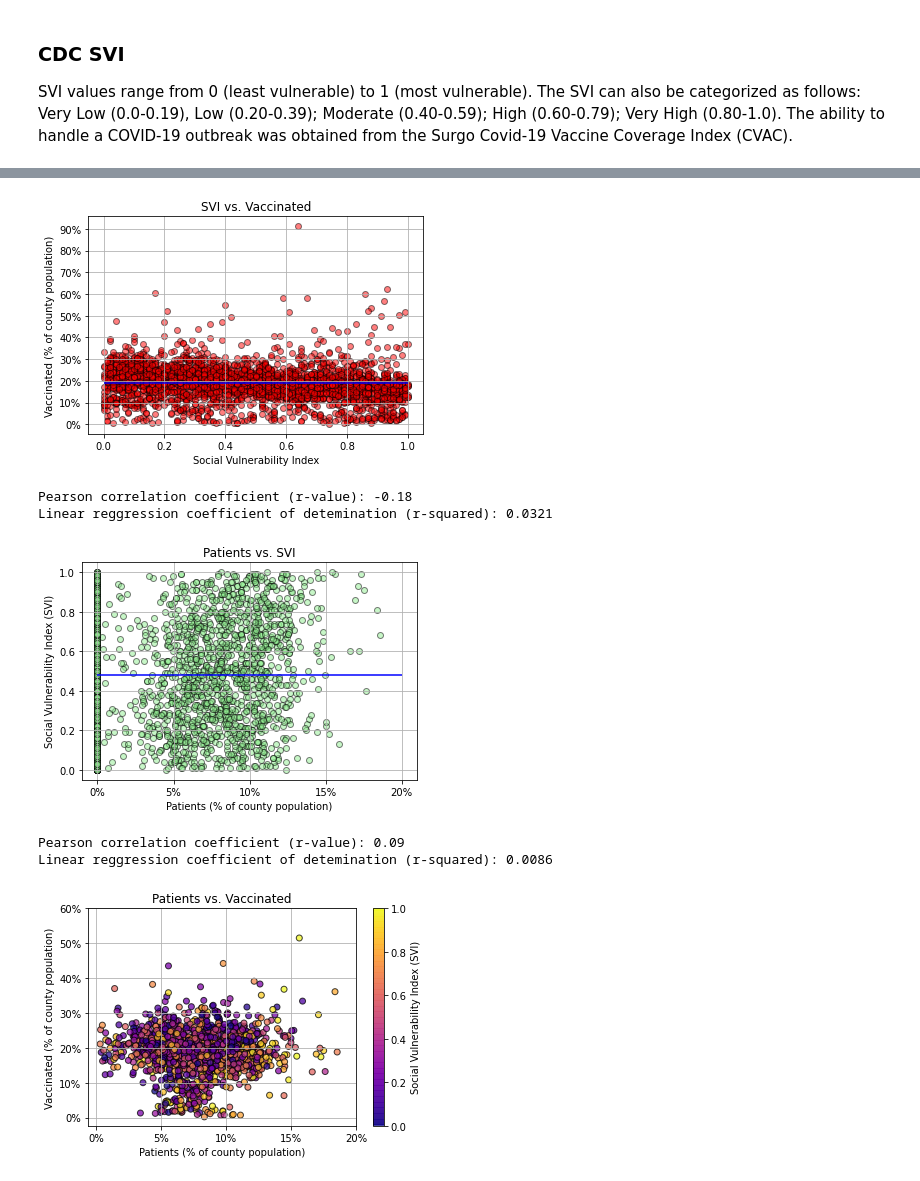
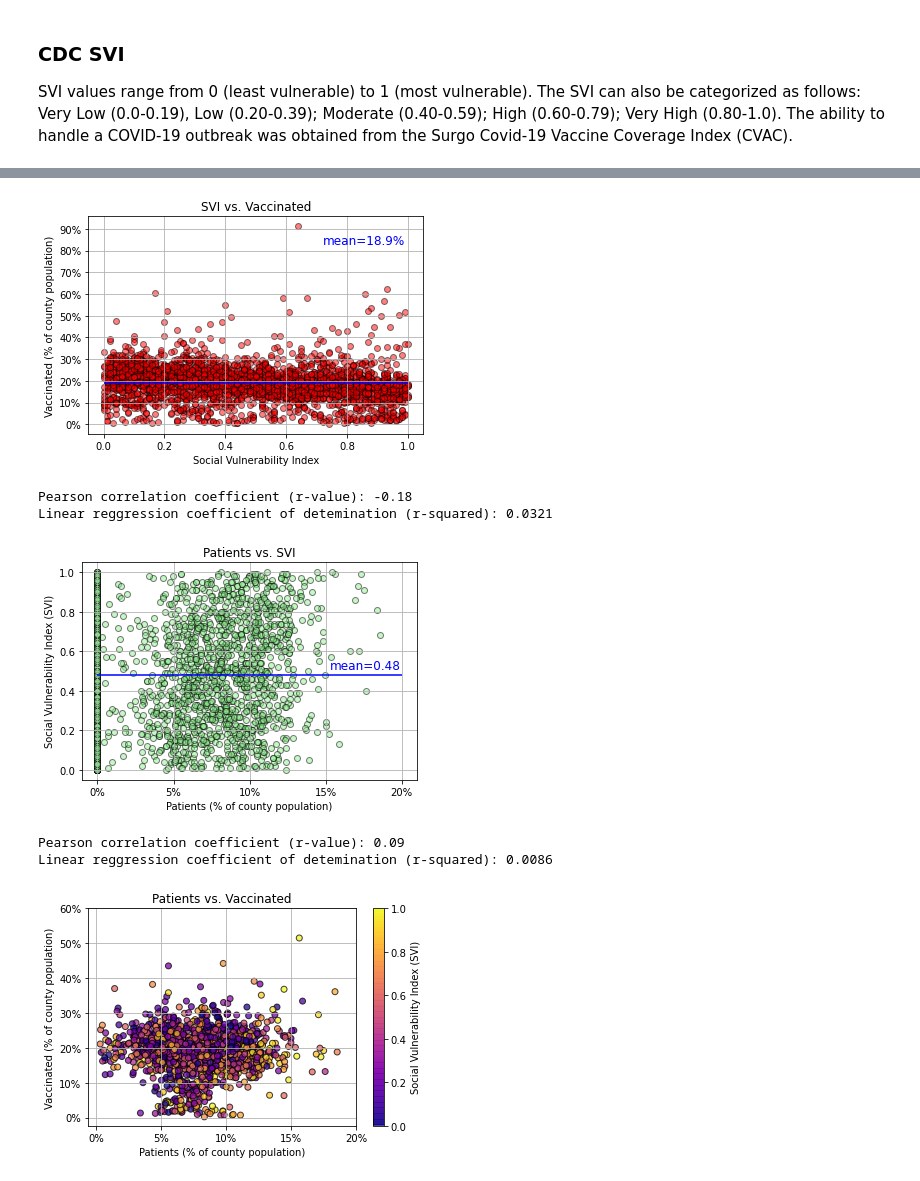
Before and after one commit to mgeffroy/P1-US-COVID-19-Vaccination-Campaign, a Jupyter notebook: P1.3_Scatter.ipynb, the cells around one changed output, grey strips where cells are left out. Cells and saved outputs as stored; diff of their text form; code cells hidden in the pictures.

Commit message:
Add mean line annotation

```diff
--- a/P1.3_Scatter.ipynb
+++ b/P1.3_Scatter.ipynb
@@ -355,34 +357,36 @@ plt.title(f"SVI vs. Vaccinated")
 plt.xlabel("Social Vulnerability Index")
 plt.ylabel("Vaccinated (% of county population)")
 
 x_max = math.ceil(x_values.max()*100/20)*20
 x_ticks = [i/100 for i in range(0, x_max+1, 20)]
 x_ticks_labels = [f'{i/100:.1f}' for i in range(0, x_max+1, 20)]
 plt.xticks(x_ticks, x_ticks_labels, rotation=0)
 
 y_max = math.ceil(y_values.max()*100/10)*10
 y_ticks = [i/100 for i in range(0, y_max+1, 10)]
 y_ticks_labels = [f'{i/100:.0%}' for i in range(0, y_max+1, 10)]
 plt.yticks(y_ticks, y_ticks_labels, rotation=0)
 
+# Plot & Annotate horizontal line for mean
 plt.hlines(y_values.mean(), 0, x_max/100, color='blue')
+plt.annotate(f"mean={y_values.mean():.1%}",(.72, .83), fontsize=12, color='blue', alpha=1)
 
 ## Show grid
 plt.grid()
 # Save plot
 plt.savefig("figures/svi_vaccinated_scatter.png")
 
 ## Show plot
 plt.show()
 
 ## Display Pearson Correlation & Regression R^2
 ## Print r-value
 print(f"Pearson correlation coefficient (r-value): {round(st.pearsonr(x_values, y_values)[0],2)}")
 ## Print r-squared
 (slope, intercept, rvalue, pvalue, stderr) = st.linregress(x_values, y_values)
 print(f"Linear reggression coefficient of detemination (r-squared): {rvalue**2:.4f}")
 # %% [output]
-[figure, old version]
+[figure, new version]
 Pearson correlation coefficient (r-value): -0.18
 Linear reggression coefficient of detemination (r-squared): 0.0321
 # %%
@@ -410,7 +414,9 @@ y_ticks = [i/100 for i in range(0, y_max+1, 20)]
 y_ticks_labels = [f'{i/100:.1f}' for i in range(0, y_max+1, 20)]
 plt.yticks(y_ticks, y_ticks_labels, rotation=0)
 
-plt.hlines(y_values.mean(), 0, x_max/100, color='blue')
+# Plot & Annotate horizontal line for mean
+plt.hlines(y_values.mean(), 0, x_lim/100, color='blue')
+plt.annotate(f"mean={y_values.mean():.2f}",((x_lim-4.7)/100, y_values.mean()+.03, ), fontsize=12, color='blue', alpha=1)
 
 ## Show grid
 plt.grid()
@@ -427,7 +433,7 @@ print(f"Pearson correlation coefficient (r-value): {round(st.pearsonr(x_values,
 (slope, intercept, rvalue, pvalue, stderr) = st.linregress(x_values, y_values)
 print(f"Linear reggression coefficient of detemination (r-squared): {rvalue**2:.4f}")
 # %% [output]
-[figure, old version]
+[figure, new version]
 Pearson correlation coefficient (r-value): 0.09
 Linear reggression coefficient of detemination (r-squared): 0.0086
 # %%
```
Also changed, not shown: parts of 11 cells of this notebook, 3 other files.
